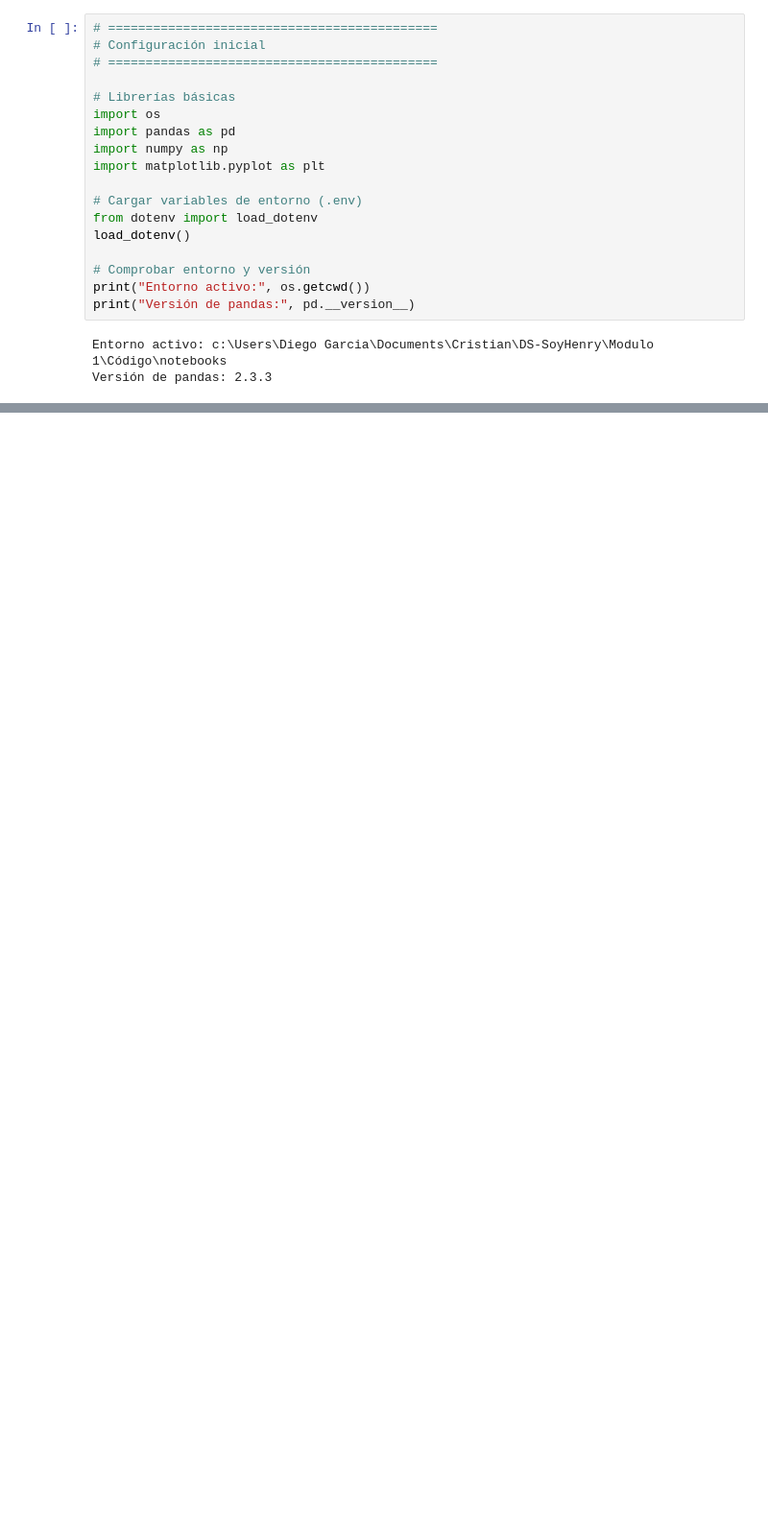
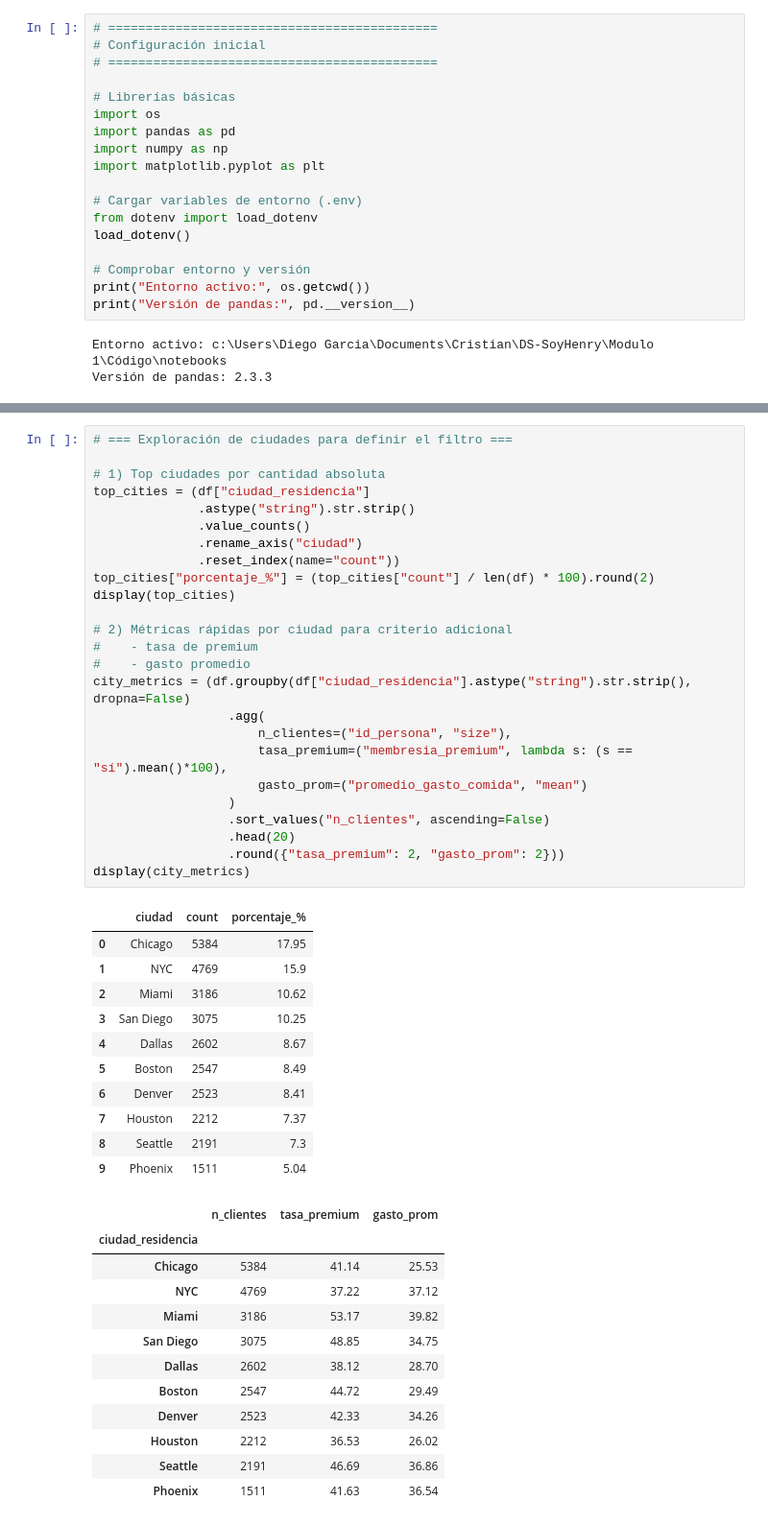
Before and after one commit to cfgarciac/Module-1, a Jupyter notebook: notebooks/1.0-cfg-EDA.ipynb, the cells around one changed output, grey strips where cells are left out. Shown: that part at 96% size. Drawn from its saved outputs; the diff is of its cells as text; blank space fills up the shorter version.

```diff
--- a/notebooks/1.0-cfg-EDA.ipynb
+++ b/notebooks/1.0-cfg-EDA.ipynb
@@ -204,0 +370,49 @@ Filas: 463 | Columnas: 12 | Duplicados: 0
+# %%
+# === Exploración de ciudades para definir el filtro ===
+
+# 1) Top ciudades por cantidad absoluta
+top_cities = (df["ciudad_residencia"]
+              .astype("string").str.strip()
+              .value_counts()
+              .rename_axis("ciudad")
+              .reset_index(name="count"))
+top_cities["porcentaje_%"] = (top_cities["count"] / len(df) * 100).round(2)
+display(top_cities)
+
+# 2) Métricas rápidas por ciudad para criterio adicional
+#    - tasa de premium
+#    - gasto promedio
+city_metrics = (df.groupby(df["ciudad_residencia"].astype("string").str.strip(), dropna=False)
+                  .agg(
+                      n_clientes=("id_persona", "size"),
+                      tasa_premium=("membresia_premium", lambda s: (s == "sí").mean()*100),
+                      gasto_prom=("promedio_gasto_comida", "mean")
+                  )
+                  .sort_values("n_clientes", ascending=False)
+                  .head(20)
+                  .round({"tasa_premium": 2, "gasto_prom": 2}))
+display(city_metrics)
+# %% [output]
+|  | ciudad | count | porcentaje_% |
+| 0 | Chicago | 5384 | 17.95 |
+| 1 | NYC | 4769 | 15.9 |
+| 2 | Miami | 3186 | 10.62 |
+| 3 | San Diego | 3075 | 10.25 |
+| 4 | Dallas | 2602 | 8.67 |
+| 5 | Boston | 2547 | 8.49 |
+| 6 | Denver | 2523 | 8.41 |
+| 7 | Houston | 2212 | 7.37 |
+| 8 | Seattle | 2191 | 7.3 |
+| 9 | Phoenix | 1511 | 5.04 |
+|  | n_clientes | tasa_premium | gasto_prom |
+| ciudad_residencia |  |  |  |
+| Chicago | 5384 | 41.14 | 25.53 |
+| NYC | 4769 | 37.22 | 37.12 |
+| Miami | 3186 | 53.17 | 39.82 |
+| San Diego | 3075 | 48.85 | 34.75 |
+| Dallas | 2602 | 38.12 | 28.70 |
+| Boston | 2547 | 44.72 | 29.49 |
+| Denver | 2523 | 42.33 | 34.26 |
+| Houston | 2212 | 36.53 | 26.02 |
+| Seattle | 2191 | 46.69 | 36.86 |
+| Phoenix | 1511 | 41.63 | 36.54 |
```
Also changed, not shown: parts of 17 cells of this notebook.
